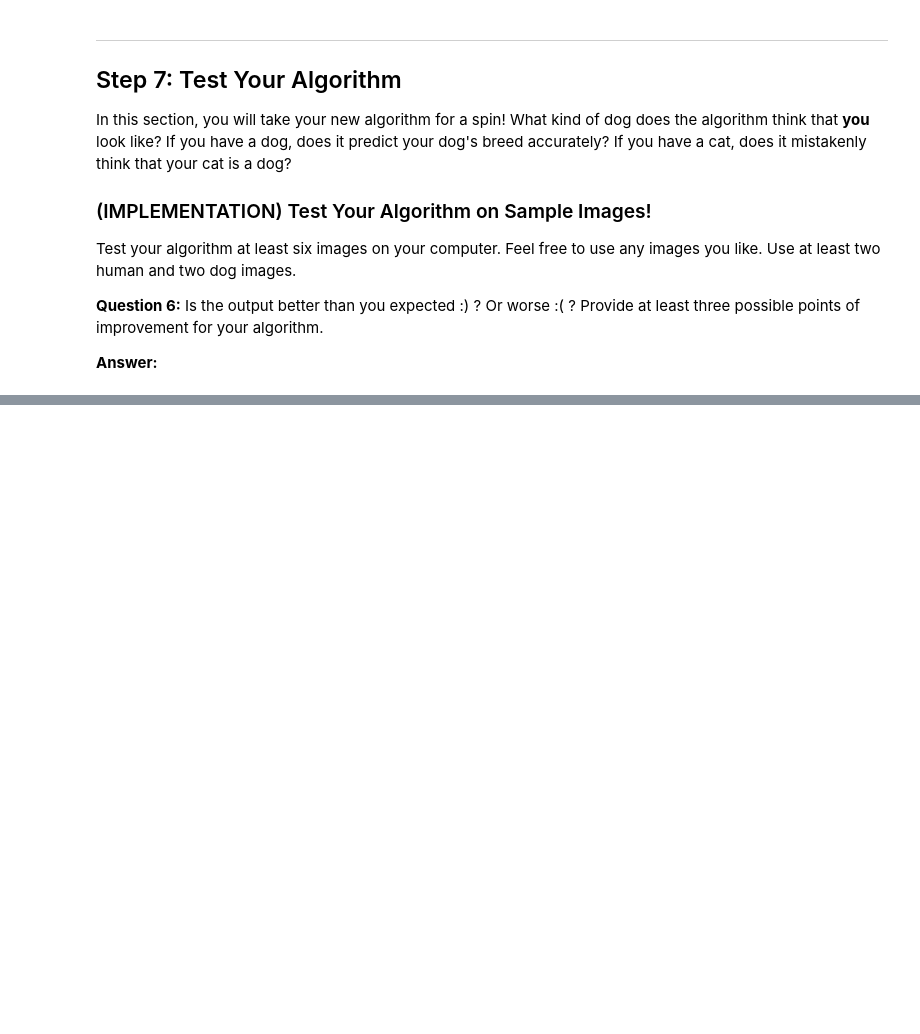
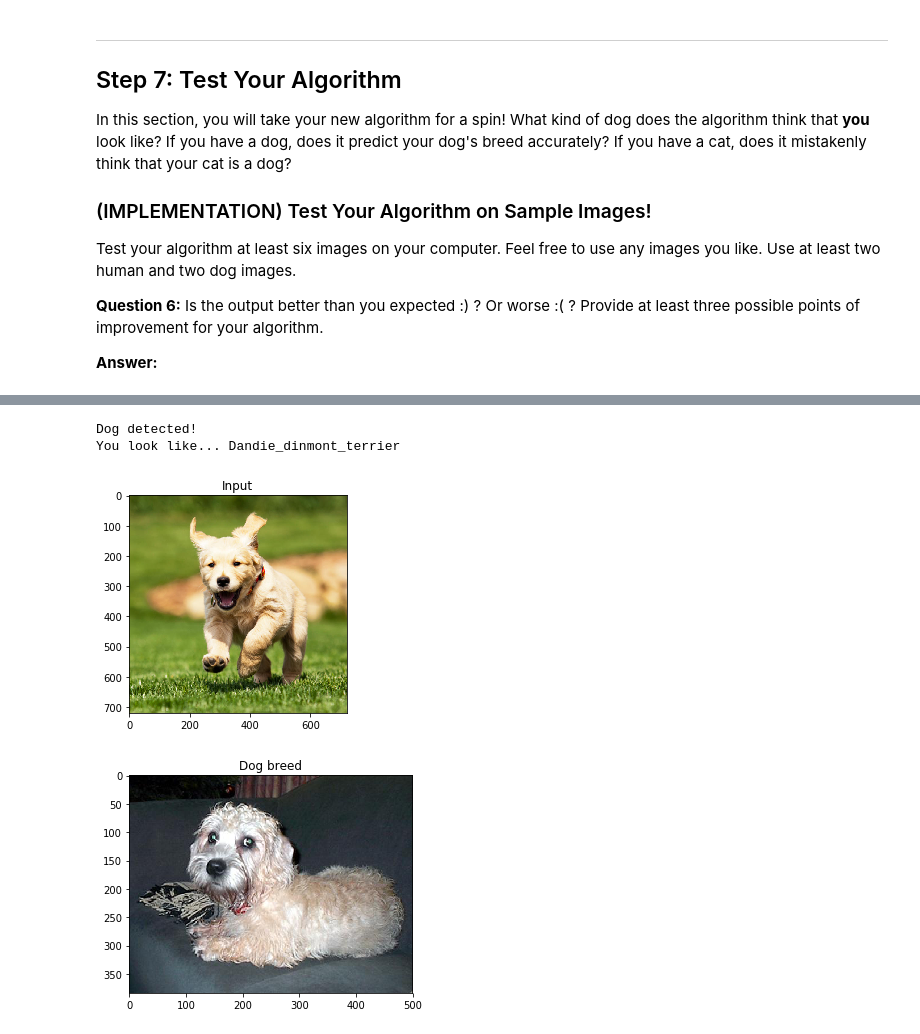
Before and after one commit to JPatrick9793/dog-project, a Jupyter notebook: dog_app.ipynb, the cells around one changed output, grey strips where cells are left out. Drawn from its saved outputs; the diff is of its cells as text; code cells hidden in the pictures; blank space fills up the shorter version.

```diff
--- a/dog_app.ipynb
+++ b/dog_app.ipynb
@@ -781,0 +979,7 @@ __Answer:__
+# %%
+find_dog_breed(test_pics[3])
+# %% [output]
+Dog detected!
+You look like... Dandie_dinmont_terrier
+[figure, added]
+[figure, added]
```
Also changed, not shown: parts of 27 cells of this notebook, 6 other files.
